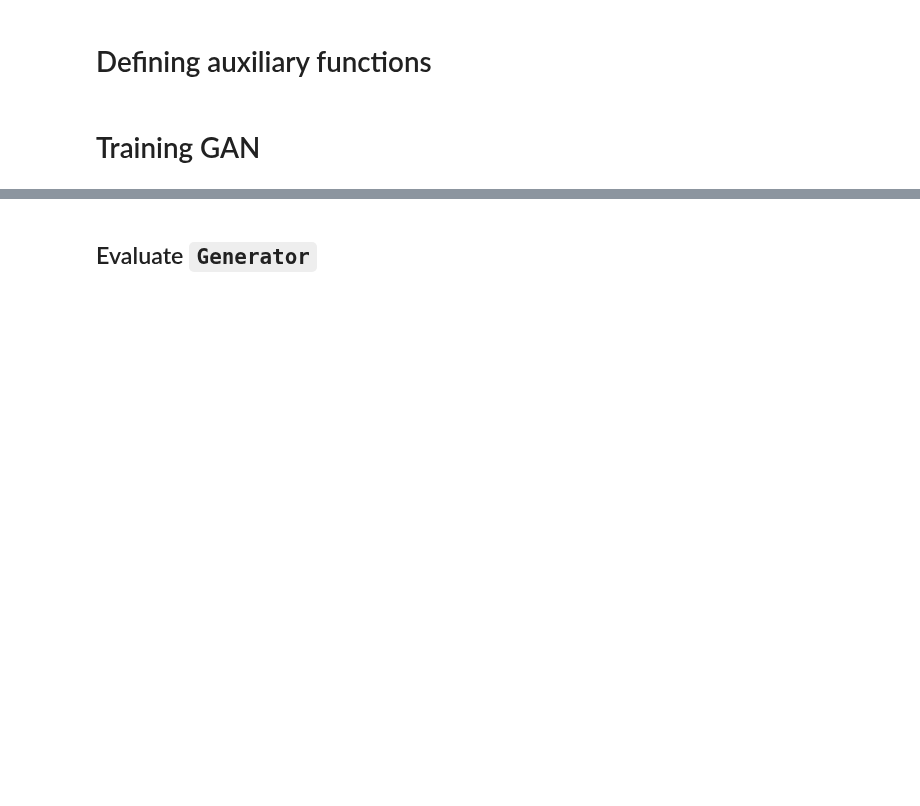
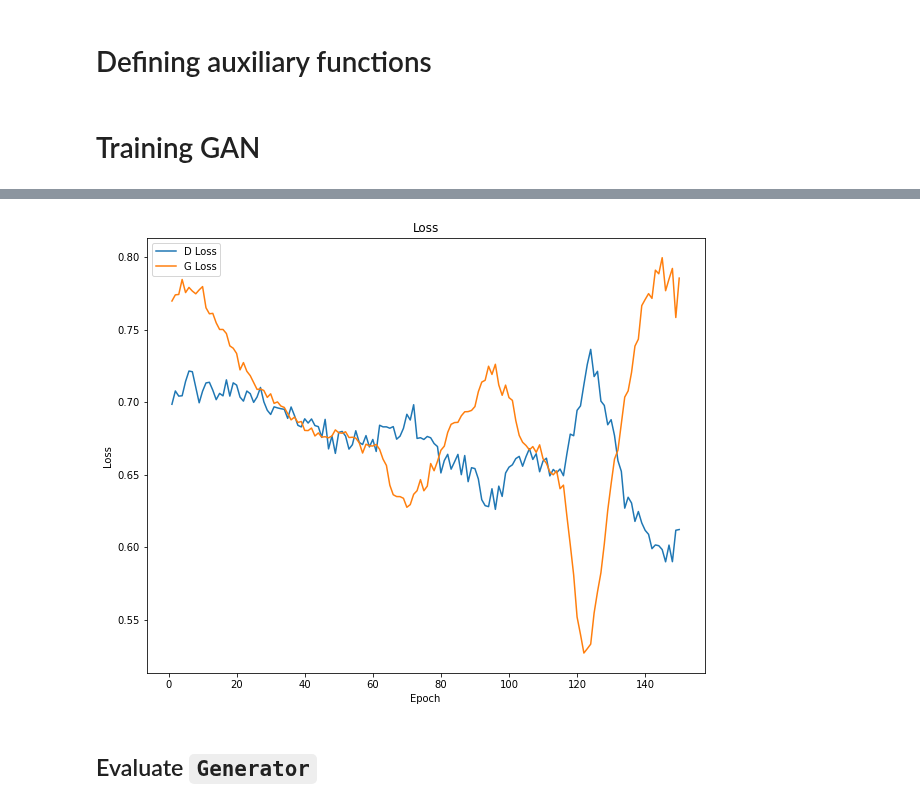
Before and after one commit to lucascbarbosa/INT, a Jupyter notebook: Manufatura Aditiva/Simulacao-GAN/Pipeline/3- Machine_learning/GAN/GAN.ipynb, the cells around one changed output, grey strips where cells are left out. Saved outputs shown, nothing was run; the diff lists cells and outputs as text; code cells hidden in the pictures; blank space fills up the shorter version.

```diff
--- a/Manufatura Aditiva/Simulacao-GAN/Pipeline/3- Machine_learning/GAN/GAN.ipynb
+++ b/Manufatura Aditiva/Simulacao-GAN/Pipeline/3- Machine_learning/GAN/GAN.ipynb
@@ -250,7 +250,7 @@ def summarize_performance(epoch,porosity,G_model, D_model, data, input_G, n_samp
 batch_size = 64
 num_epochs = 150
 
-alpha = 10
+alpha = 1e-1
 lr = 1e-4
 porosity = 0.5
 
@@ -258,11 +258,9 @@ G = setup_G(input_G,output_G,size)
 D = setup_D(input_D,lr,alpha)
 GAN = setup_GAN(G,D,alpha,lr,size)
 
-def train(G_model,D_model,GAN_model,alpha,lr,porosity,batch_size,num_epochs,plot=False,verbose=False):
+def train(G_model,D_model,GAN_model,alpha,lr,porosity,batch_size,num_epochs,models_dir,plot=False,verbose_loss=False,verbose_acc=False):
     batch_per_epoch = int(X_good.shape[0] /batch_size)
     half_batch = int(batch_size/2)
-
-    G_models = {}
 
     G_losses = []
     D_losses = []
@@ -278,7 +276,7 @@ def train(G_model,D_model,GAN_model,alpha,lr,porosity,batch_size,num_epochs,plot
 
             X, y = np.vstack((X_real, X_fake)), np.vstack((y_real, y_fake))
 
-            if not verbose:
+            if not verbose_loss:
                 D_loss = D_model.train_on_batch(x=[X,X], y=[y,porosity*np.ones(X.shape)])
                 D_loss = D_loss[0]
             else:
@@ -291,7 +289,7 @@ def train(G_model,D_model,GAN_model,alpha,lr,porosity,batch_size,num_epochs,plot
             X_GAN = generate_input_G(input_G, batch_size)
             y_GAN = np.ones((batch_size, 1))
 
-            if not verbose:
+            if not verbose_loss:
                 G_loss= GAN_model.train_on_batch(x=X_GAN, y=[y_GAN,porosity*np.ones(X.shape)])
                 G_loss = G_loss[0]
             else:
@@ -299,25 +297,22 @@ def train(G_model,D_model,GAN_model,alpha,lr,porosity,batch_size,num_epochs,plot
                 print(G_loss)
                 G_loss = G_loss['loss']
 
-            if verbose:
+            if verbose_loss:
                 print('>%d, %d/%d, D_loss=%.3f, G_loss=%.3f' % (i+1, j+1, batch_per_epoch,  D_loss, G_loss))
             G_losses_epoch.append(G_loss)
 
-        if (i+1) % 10 == 0:
-            acc_real,acc_fake = summarize_performance(i+1,porosity,G_model,D_model,X_good,input_G)
-            if verbose:
-                print('>Epoch: %i Accuracy real: %.0f%%, fake: %.0f%%' % (i+1,acc_real*100, acc_fake*100))
 
         G_losses.append(np.array(G_losses_epoch).mean())
         D_losses.append(np.array(D_losses_epoch).mean())
 
-        if i % 5 == 4:
-            G_models[i+1] = G_model
+        if (i+1) % 10 == 0:
+            acc_real,acc_fake = summarize_performance(i+1,porosity,G_model,D_model,X_good,input_G)
+            G_model.save(models_dir+f'epoch_{i+1}.h5')
+
+            if verbose_acc:
+                print('>Epoch: %i Accuracy real: %.0f%%, fake: %.0f%%' % (i+1,acc_real*100, acc_fake*100))
             if G_losses[-1]+D_losses[-1] < min_loss:
-                G_best = G_model
                 min_loss = G_losses[-1]+D_losses[-1]
-                # print(f"Epoch: {i+1}. Loss: {min_loss}")
-
 
     G_losses = np.array(G_losses)
     D_losses = np.array(D_losses)
@@ -333,7 +328,11 @@ def train(G_model,D_model,GAN_model,alpha,lr,porosity,batch_size,num_epochs,plot
         plt.legend()
         plt.show()
 
-    return G_models
 
+dimension = 2
+simmetry = "p4"
+prop = "isotropy"
 
-G_models = train(G,D,GAN,alpha,lr,porosity,batch_size,num_epochs,plot=True,verbose=False)
+models_dir = f"E:/Lucas GAN/Dados/5- Models/{dimension}D/{simmetry}/{prop}/"
+train(G,D,GAN,alpha,lr,porosity,batch_size,num_epochs,models_dir,plot=True,verbose_loss=False,verbose_acc=False)
+# %% [output]
@@ -340,3 +354,4 @@ G_models = train(G,D,GAN,alpha,lr,porosity,batch_size,num_epochs,plot=True,verbo
+[figure, added]
 # %% [markdown]
 ## Evaluate `Generator`
 # %% [markdown]
```
Also changed, not shown: parts of 3 cells of this notebook.
